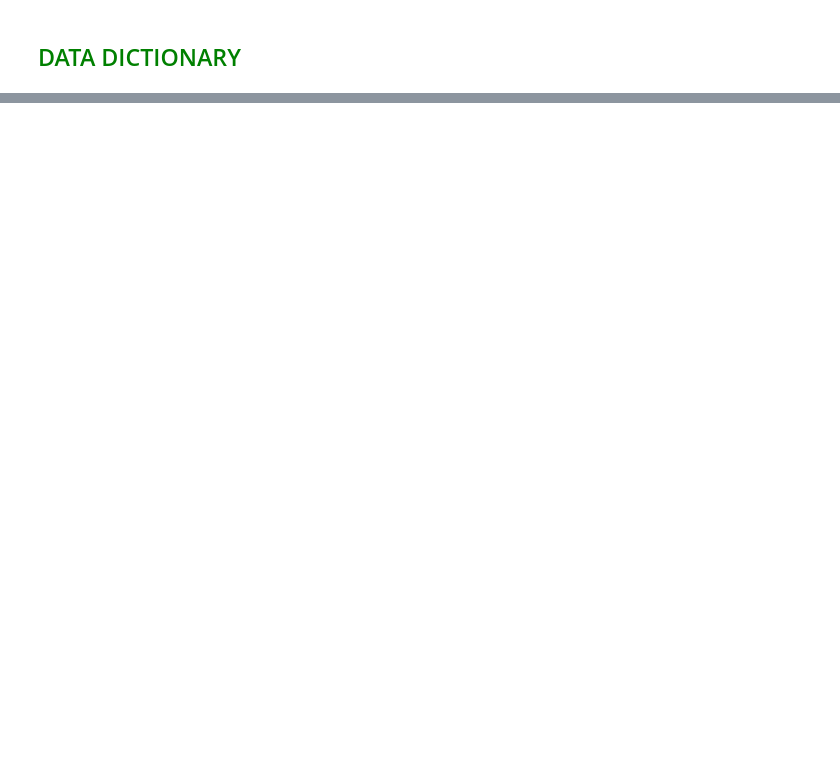
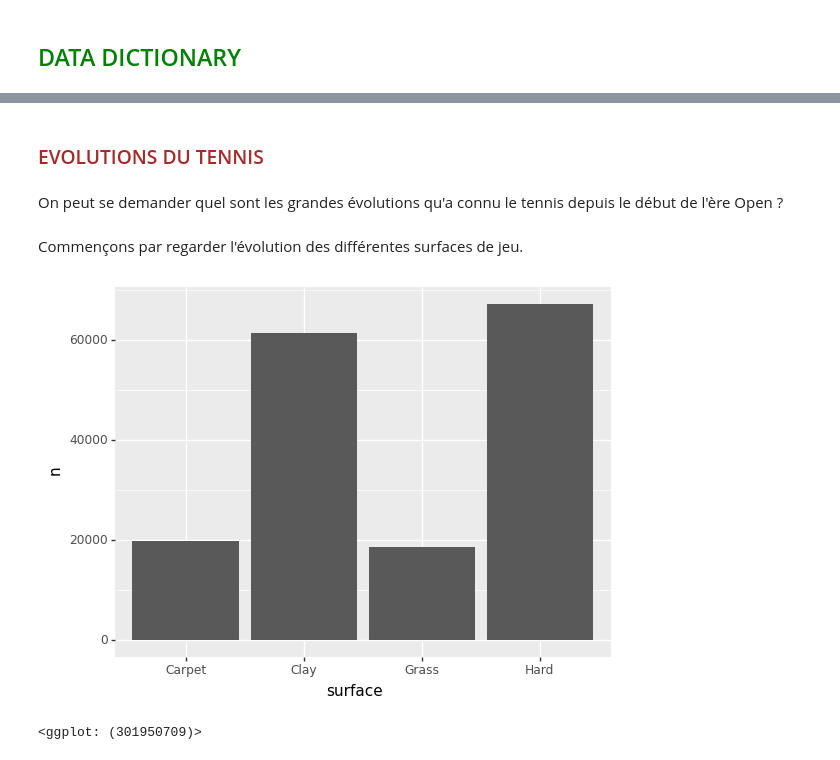
Before and after one commit to antoinemertz/tennis-game-prediction, a Jupyter notebook: notebooks/eda.ipynb, the cells around one changed output, grey strips where cells are left out. Saved outputs shown, nothing was run; the diff lists cells and outputs as text; code cells hidden in the pictures; blank space fills up the shorter version.

```diff
--- a/notebooks/eda.ipynb
+++ b/notebooks/eda.ipynb
@@ -80,0 +97,2 @@ winner_rank_points
+# %%
+df = df.rename({'round': 'tourney_stage'}, axis='columns')
@@ -80,0 +101,3 @@ winner_rank_points
+# %%
+df['tourney_date'] = pd.to_datetime(df['tourney_date'], format="%Y%m%d")
+df = df.sort_values(['tourney_date', 'match_num'])
@@ -80,0 +274,19 @@ winner_rank_points
+# %% [markdown]
+### <font color="brown">EVOLUTIONS DU TENNIS</font>
+# %% [markdown]
+<font color="grey-black">On peut se demander quel sont les grandes évolutions qu'a connu le tennis depuis le début de l'ère Open ?</font>
+# %% [markdown]
+<font color="grey-black">Commençons par regarder l'évolution des différentes surfaces de jeu.</font>
+# %%
+(
+    df >>
+    select(X.surface) >>
+    group_by(X.surface) >>
+    mutate(n=n(X.surface)) >>
+    distinct(X.surface, X.n) >>
+    ggplot(aes(x='surface', y='n'))
+    + geom_bar(stat="identity")
+)
+# %% [output]
+[figure, added]
+<ggplot: (301950709)>
```
Also changed, not shown: parts of 130 cells of this notebook.
